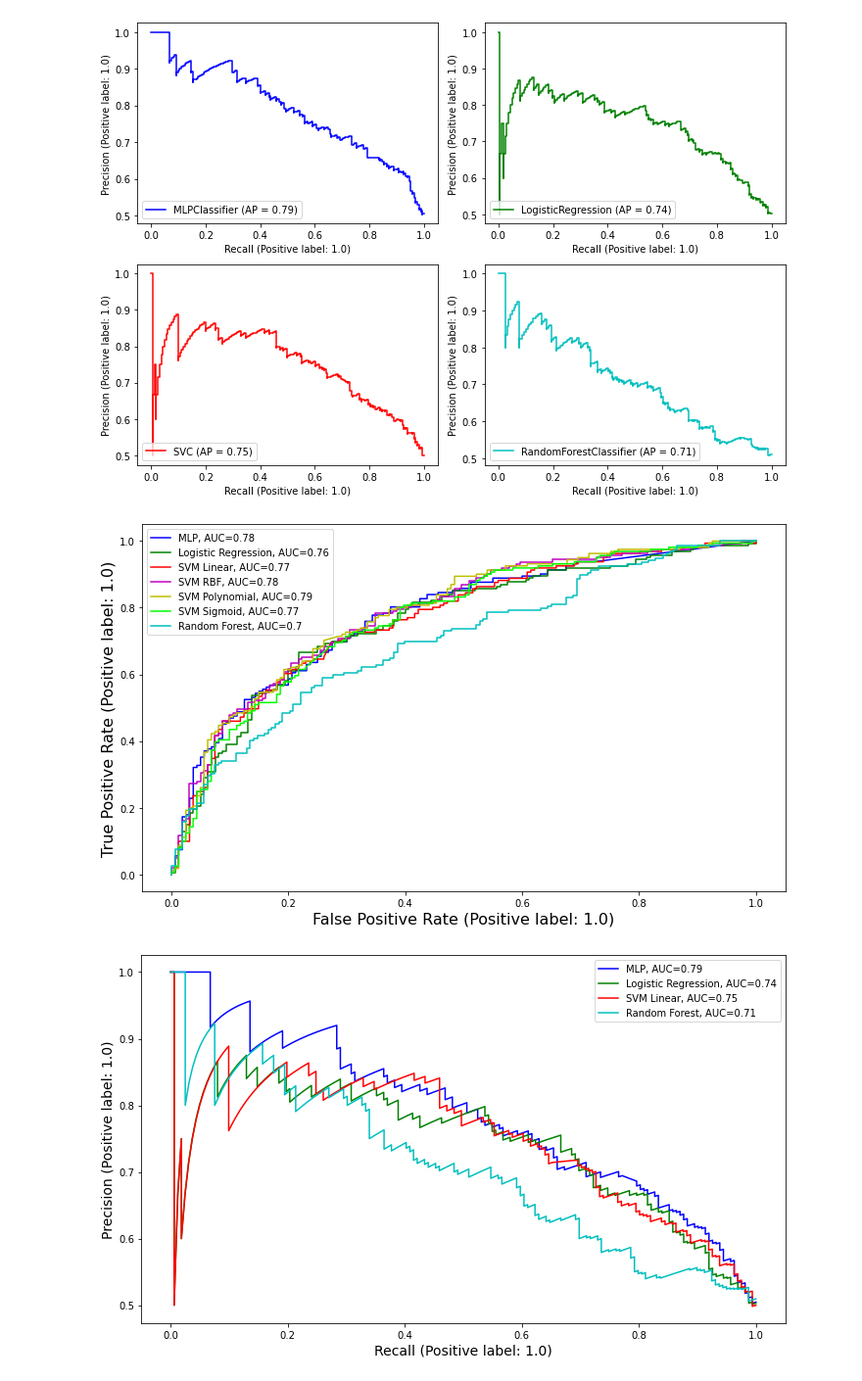
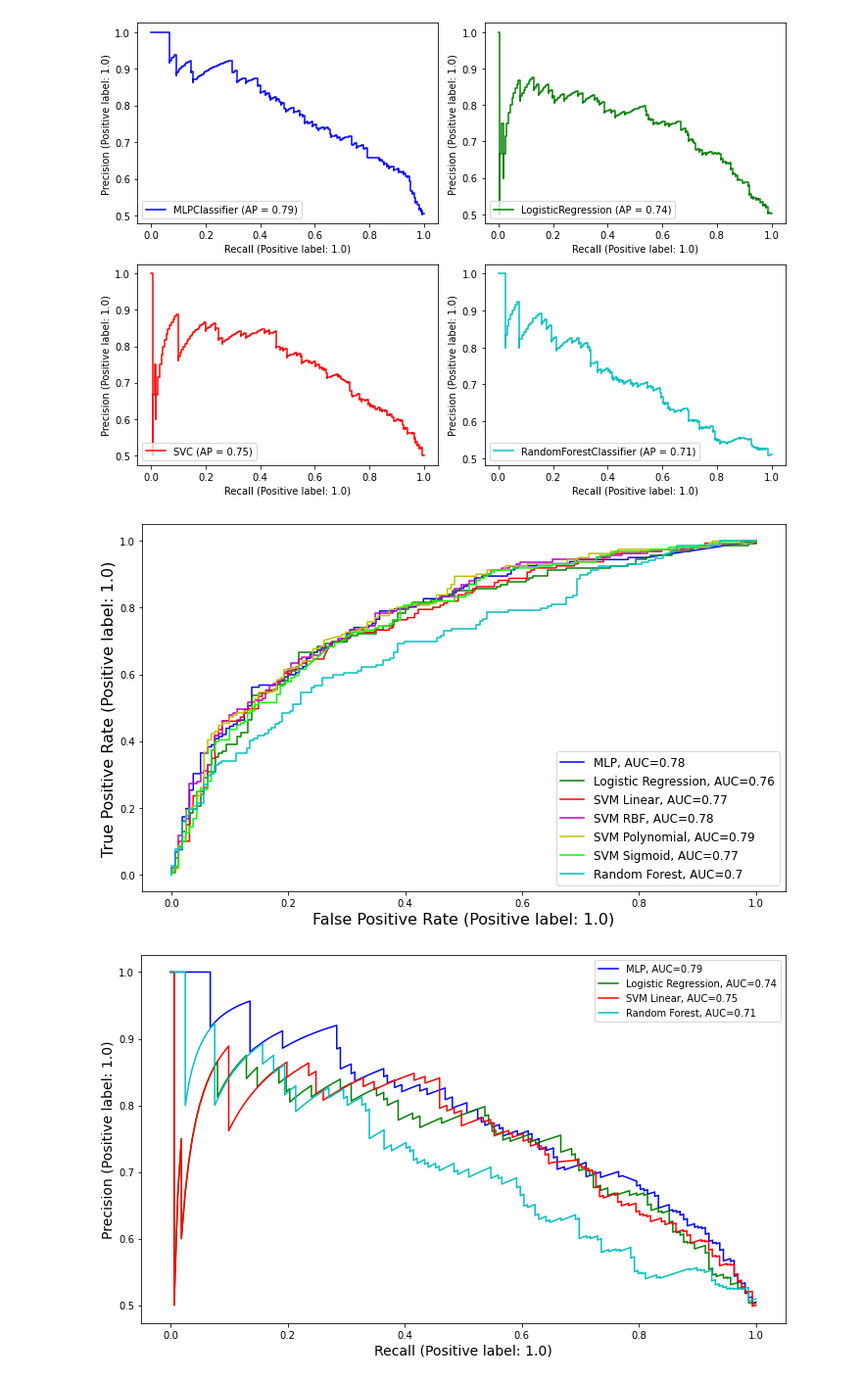
Before and after one commit to schiang28/Rouse, a Jupyter notebook: model learning curves.ipynb, the cells around one changed output. Shown: that part at 98% size. Saved outputs shown, nothing was run; the diff lists cells and outputs as text; code cells hidden in the pictures.

Commit message:
changed legend size

```diff
--- a/model learning curves.ipynb
+++ b/model learning curves.ipynb
@@ -106,36 +106,36 @@ plt.show()
 plt.figure(figsize=(10,6))
 def roc(model, random_state, color,label):
     X_trainval, X_test, y_trainval, y_test = train_test_split(X, y, train_size=0.9, random_state=random_state)
     model.fit(X_trainval, y_trainval)
     y_pred = model.predict_proba(X_trainval)[:, 1]
     fpr, tpr, _ = roc_curve(y_trainval, y_pred)
     auc = round(metrics.roc_auc_score(y_trainval, y_pred), 2)
     plt.plot(fpr,tpr,label=f"{label}, AUC={str(auc)}", color=color)
 
 roc(MLPClassifier(activation='relu', hidden_layer_sizes= 2, learning_rate='constant', max_iter=200, solver='lbfgs'), 4,'b',"MLP")
 roc(LogisticRegression(C=1, random_state=1, solver='liblinear'), 3,'g',"Logistic Regression")
 roc(SVC(C=0.2, gamma=1, kernel='linear', random_state=1, probability=True) ,20,'r', "SVM Linear")
 roc(SVC(C=0.1, gamma=1, random_state=1, probability=True), 20,'m',"SVM RBF")
 roc(SVC(C=0.01, gamma=1, kernel='poly', random_state=1, probability=True), 20, 'y', "SVM Polynomial")
 roc(SVC(C=0.3, gamma=0.1, kernel='sigmoid', random_state=1, probability=True), 20, 'lime', "SVM Sigmoid")
 
 X_trainval, X_test, y_trainval, y_test = train_test_split(X, y, train_size=0.9, random_state=9)
 model = RandomForestClassifier(max_depth=80, max_features=4, min_samples_leaf=4,
                        n_estimators=200, random_state=1)
 model.fit(X_test, y_test)
 y_pred = model.predict_proba(X_trainval)[:, 1]
 fpr, tpr, _ = roc_curve(y_trainval, y_pred)
 auc = round(metrics.roc_auc_score(y_trainval, y_pred), 2)
 plt.plot(fpr,tpr,label=f"Random Forest, AUC={str(auc)}", color='c')
-
-plt.legend()
+\
+plt.legend(fontsize=12)
 plt.xlabel("False Positive Rate (Positive label: 1.0)", fontsize=16)
 plt.ylabel("True Positive Rate (Positive label: 1.0)",fontsize=16)
 plt.tight_layout()
 #plt.savefig('roccurves.pdf', dpi=300)
 plt.show()
 # %% [output]
-[figure, old version]
+[figure, new version]
 # %%
 plt.figure(figsize=(10,6))
 def par(model, random_state, color,label):
```
Also changed, not shown: parts of 2 cells of this notebook, 2 other files.
